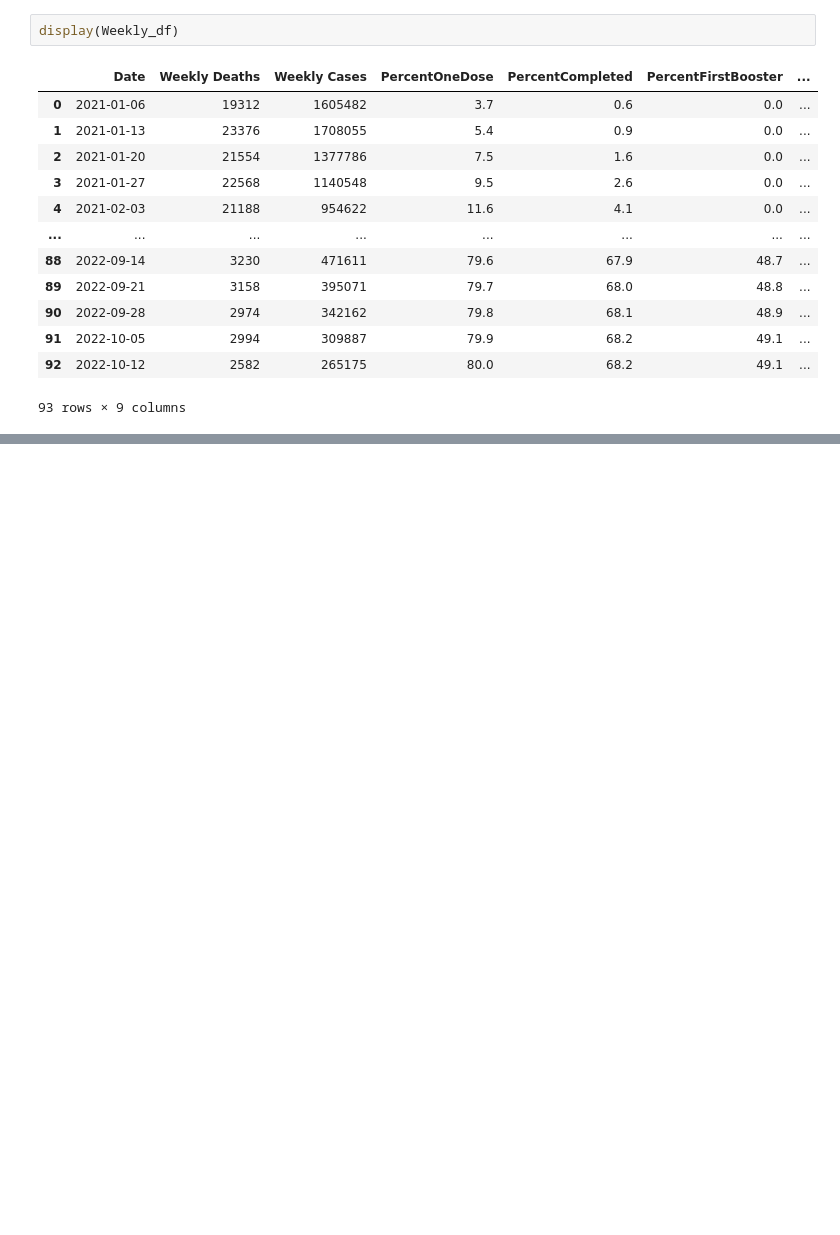
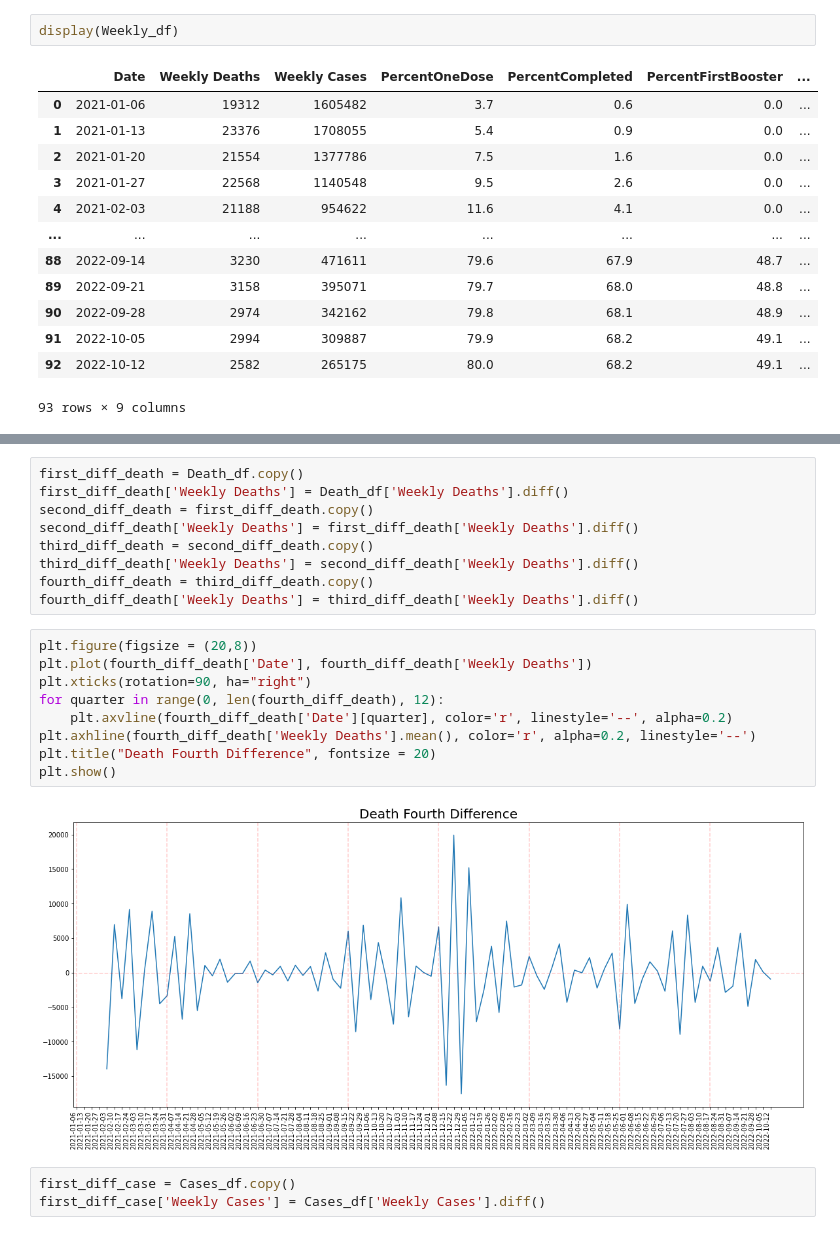
Before and after one commit to Lester0142/Covid_Data_Analysis, a Jupyter notebook: ARMA.ipynb, the cells around one changed output, grey strips where cells are left out. Cells and saved outputs as stored; diff of their text form; blank space fills up the shorter version.

```diff
--- a/ARMA.ipynb
+++ b/ARMA.ipynb
@@ -43,0 +68,23 @@ Code from: https://towardsdatascience.com/advanced-time-series-analysis-with-arm
+# %%
+first_diff_death = Death_df.copy()
+first_diff_death['Weekly Deaths'] = Death_df['Weekly Deaths'].diff()
+second_diff_death = first_diff_death.copy()
+second_diff_death['Weekly Deaths'] = first_diff_death['Weekly Deaths'].diff()
+third_diff_death = second_diff_death.copy()
+third_diff_death['Weekly Deaths'] = second_diff_death['Weekly Deaths'].diff()
+fourth_diff_death = third_diff_death.copy()
+fourth_diff_death['Weekly Deaths'] = third_diff_death['Weekly Deaths'].diff()
+# %%
+plt.figure(figsize = (20,8))
+plt.plot(fourth_diff_death['Date'], fourth_diff_death['Weekly Deaths'])
+plt.xticks(rotation=90, ha="right")
+for quarter in range(0, len(fourth_diff_death), 12):
+    plt.axvline(fourth_diff_death['Date'][quarter], color='r', linestyle='--', alpha=0.2)
+plt.axhline(fourth_diff_death['Weekly Deaths'].mean(), color='r', alpha=0.2, linestyle='--')
+plt.title("Death Fourth Difference", fontsize = 20)
+plt.show()
+# %% [output]
+[figure, added]
+# %%
+first_diff_case = Cases_df.copy()
+first_diff_case['Weekly Cases'] = Cases_df['Weekly Cases'].diff()
```
Also changed, not shown: parts of 34 cells of this notebook.
